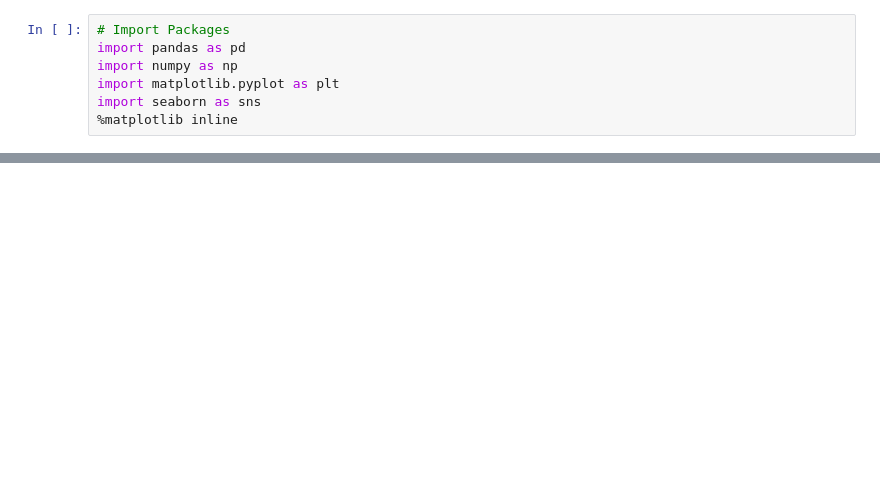
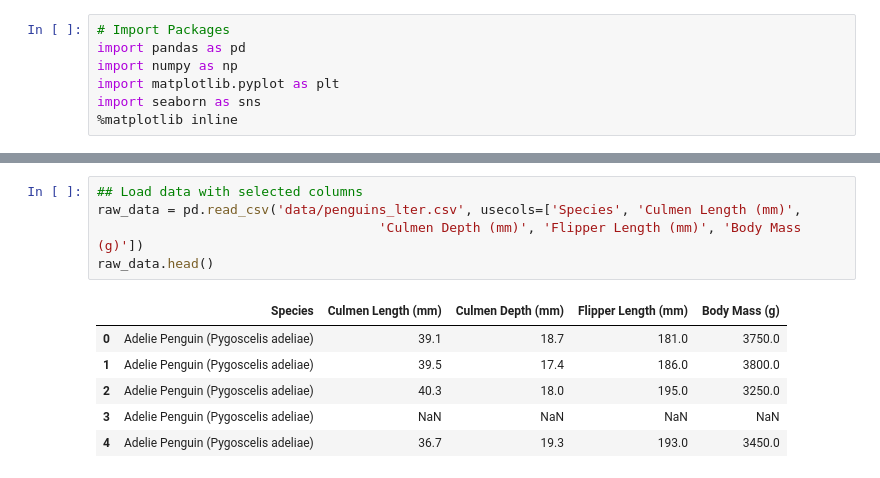
Before and after one commit to sorzit/PENGUINS, a Jupyter notebook: Penguin Jupyter.ipynb, the cells around one changed output, grey strips where cells are left out. Saved outputs shown, nothing was run; the diff lists cells and outputs as text; blank space fills up the shorter version.

```diff
--- a/Penguin Jupyter.ipynb
+++ b/Penguin Jupyter.ipynb
@@ -30,0 +22,12 @@ raw_data.head()
+# %%
+## Load data with selected columns
+raw_data = pd.read_csv('data/penguins_lter.csv', usecols=['Species', 'Culmen Length (mm)',
+                                    'Culmen Depth (mm)', 'Flipper Length (mm)', 'Body Mass (g)'])
+raw_data.head()
+# %% [output]
+|  | Species | Culmen Length (mm) | Culmen Depth (mm) | Flipper Length (mm) | Body Mass (g) |
+| 0 | Adelie Penguin (Pygoscelis adeliae) | 39.1 | 18.7 | 181.0 | 3750.0 |
+| 1 | Adelie Penguin (Pygoscelis adeliae) | 39.5 | 17.4 | 186.0 | 3800.0 |
+| 2 | Adelie Penguin (Pygoscelis adeliae) | 40.3 | 18.0 | 195.0 | 3250.0 |
+| 3 | Adelie Penguin (Pygoscelis adeliae) | NaN | NaN | NaN | NaN |
+| 4 | Adelie Penguin (Pygoscelis adeliae) | 36.7 | 19.3 | 193.0 | 3450.0 |
```
Also changed, not shown: parts of 18 cells of this notebook.
